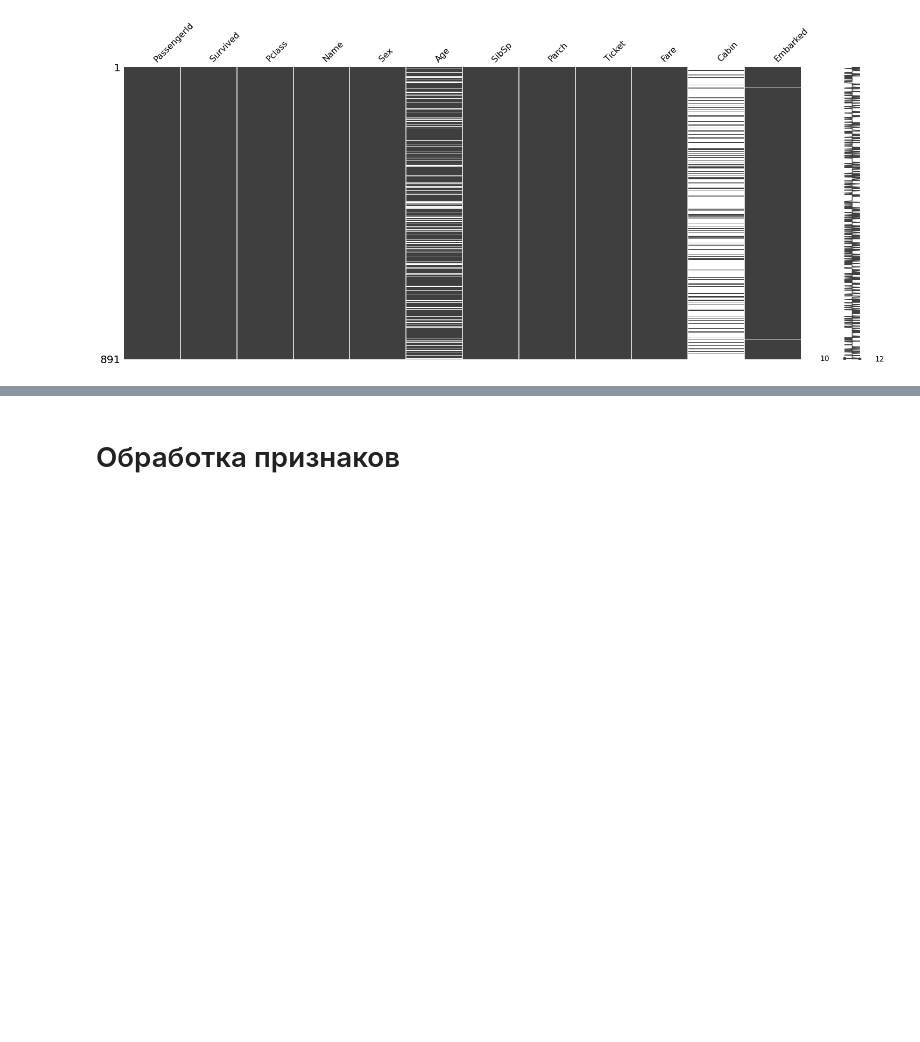
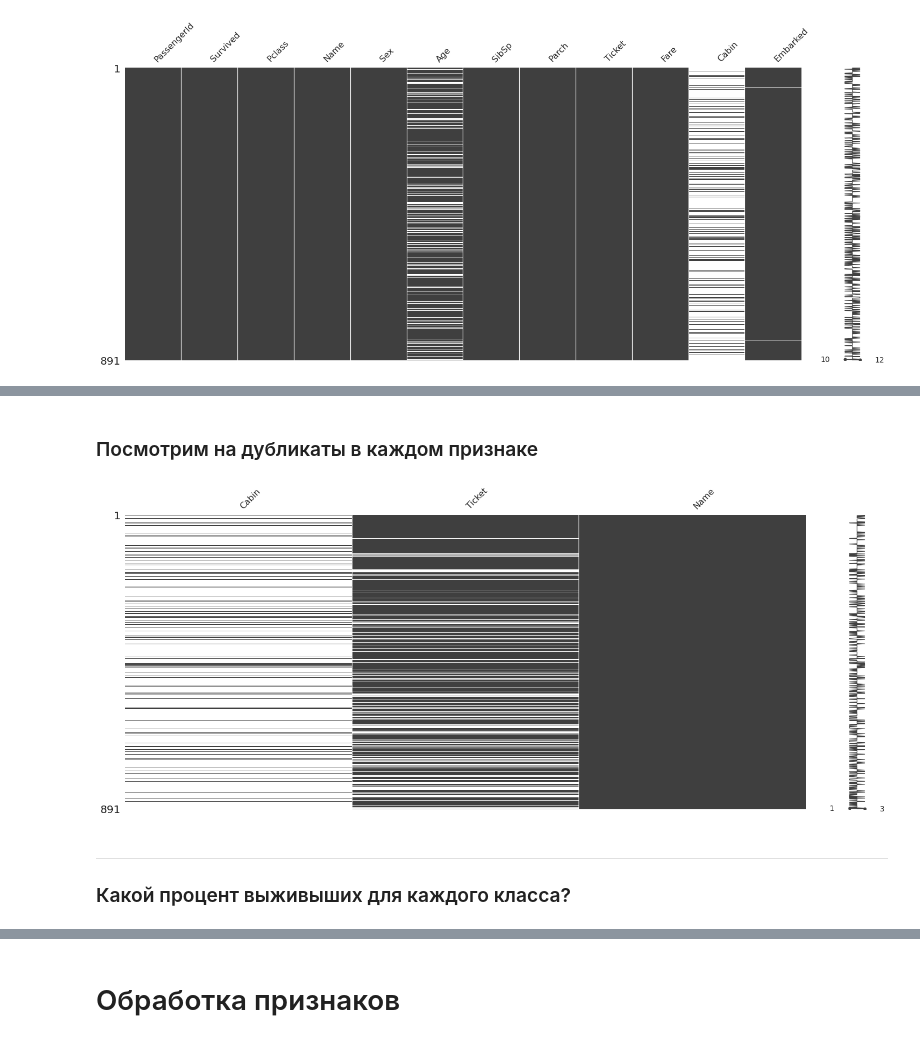
Before and after one commit to RPavelD/titanic_classifier, a Jupyter notebook: main.ipynb, the cells around one changed output, grey strips where cells are left out. Cells and saved outputs as stored; diff of their text form; code cells hidden in the pictures; blank space fills up the shorter version.

```diff
--- a/main.ipynb
+++ b/main.ipynb
@@ -1,6 +1,10 @@
 # %%
 import plotly.express as px
 import seaborn as sns
+sns.set()
+sns.set(rc={'figure.figsize':(11.7*1.3, 8.27*1.3)})
+sns.set_theme(style="whitegrid", palette="deep") #pastel
+sns.set_context("paper", font_scale=1.5)
 
 import numpy as np
 import pandas as pd
@@ -44,0 +42,10 @@ cabins_psng_count.hist()
+# %% [markdown]
+### Посмотрим на дубликаты в каждом признаке
+# %%
+df_duplicateds = pd.DataFrame([(~df[col].duplicated()).astype(int).replace(0,np.nan) for col in ['Cabin', 'Ticket', 'Name']]).T
+msn.matrix(df_duplicateds);
+# %% [output]
+[figure, added]
+# %% [markdown]
+__________
+### Какой процент выживыших для каждого класса?
```
Also changed, not shown: parts of 17 cells of this notebook, 1 other file.
